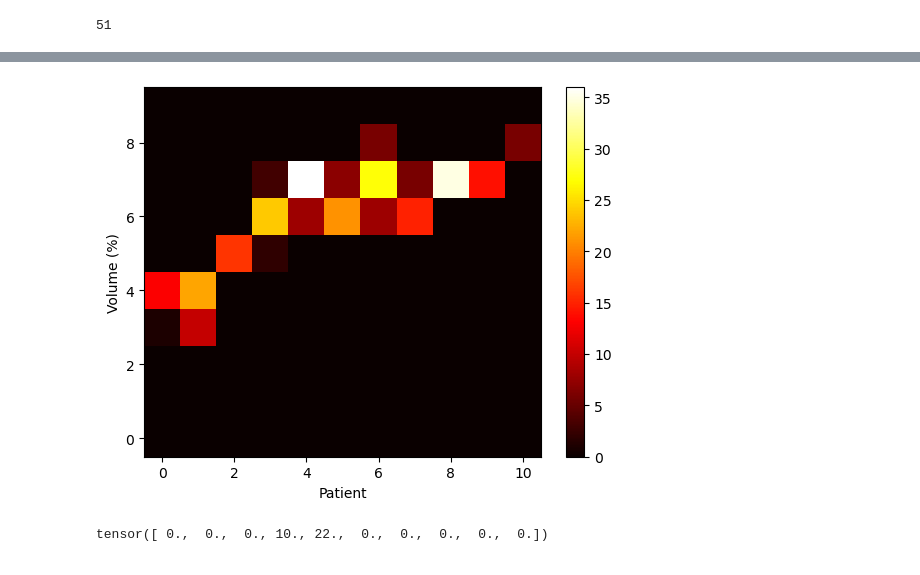
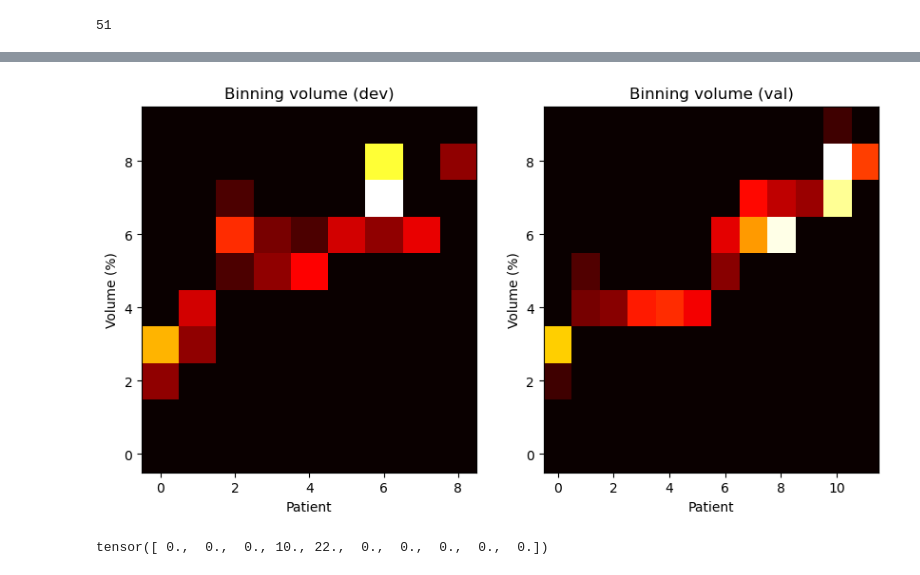
Before and after one commit to Chiru-CatalinMihail/Hackathon_Enfield, a Jupyter notebook: train_dev_split_hyperparam_analysis.ipynb, the cells around one changed output, grey strips where cells are left out. Drawn from its saved outputs; the diff is of its cells as text; code cells hidden in the pictures.

```diff
--- a/train_dev_split_hyperparam_analysis.ipynb
+++ b/train_dev_split_hyperparam_analysis.ipynb
@@ -195,2 +208,10 @@ def pick_best_samples(no_tries, no_samples= 11, method= "count"):
 
     return best_heatmap, min_rmse
+# %%
+# Indices taken out of train for dev: [13, 22, 23, 14, 26, 38, 40, 43, 22, 13, 6]
+# Heatmap shape: torch.Size([512, 512])
+# For current indices: RMSE  = 0.009
+
+# heatmap, rmse = pick_best_samples(50, method= "count")
+set_train_idx = [6, 10, 13, 37, 38, 40, 46, 48, 49]
+heatmap, rmse = pick_best_samples(1, method= "count", set_idx= set_train_idx)
@@ -278,17 +289,31 @@ def get_binning_volume(train_data, no_bins= 10):
             binning_volume[bin_idx, idx] += 1
 
     return binning_volume
+# %%
+set_train_ds = []
+
+for idx in set_train_idx:
+    set_train_ds.append(train_dataset[idx])
 # %%
-binning_volume = get_binning_volume(rand_train)
+binning_volume = get_binning_volume(set_train_ds)
 
-plt.imshow(binning_volume.T, cmap='hot', aspect='auto', interpolation='nearest')
-plt.colorbar()
-plt.gca().invert_yaxis()
-plt.xlabel('Patient')
-plt.ylabel('Volume (%)')
+# Sort binning volume for validation
+sorted_binning_volume_val = np.array(sorted(binning_volume_val, key= lambda x: np.argmax(x)))
+
+fig, axes = plt.subplots(1, 2, figsize=(10, 5))
+axes[0].imshow(binning_volume.T, cmap='hot', aspect='auto', interpolation='nearest')
+axes[0].set_title('Binning volume (dev)')
+axes[0].set_xlabel('Patient')
+axes[0].set_ylabel('Volume (%)')
+axes[0].invert_yaxis()
+axes[1].imshow(sorted_binning_volume_val.T, cmap='hot', aspect='auto', interpolation='nearest')
+axes[1].set_title('Binning volume (val)')
+axes[1].set_xlabel('Patient')
+axes[1].set_ylabel('Volume (%)')
+axes[1].invert_yaxis()
 plt.show()
 # %% [output]
-[figure, old version]
+[figure, new version]
 # %%
 # binning_volume[1]
 # %% [output]
```
Also changed, not shown: parts of 21 cells of this notebook.
